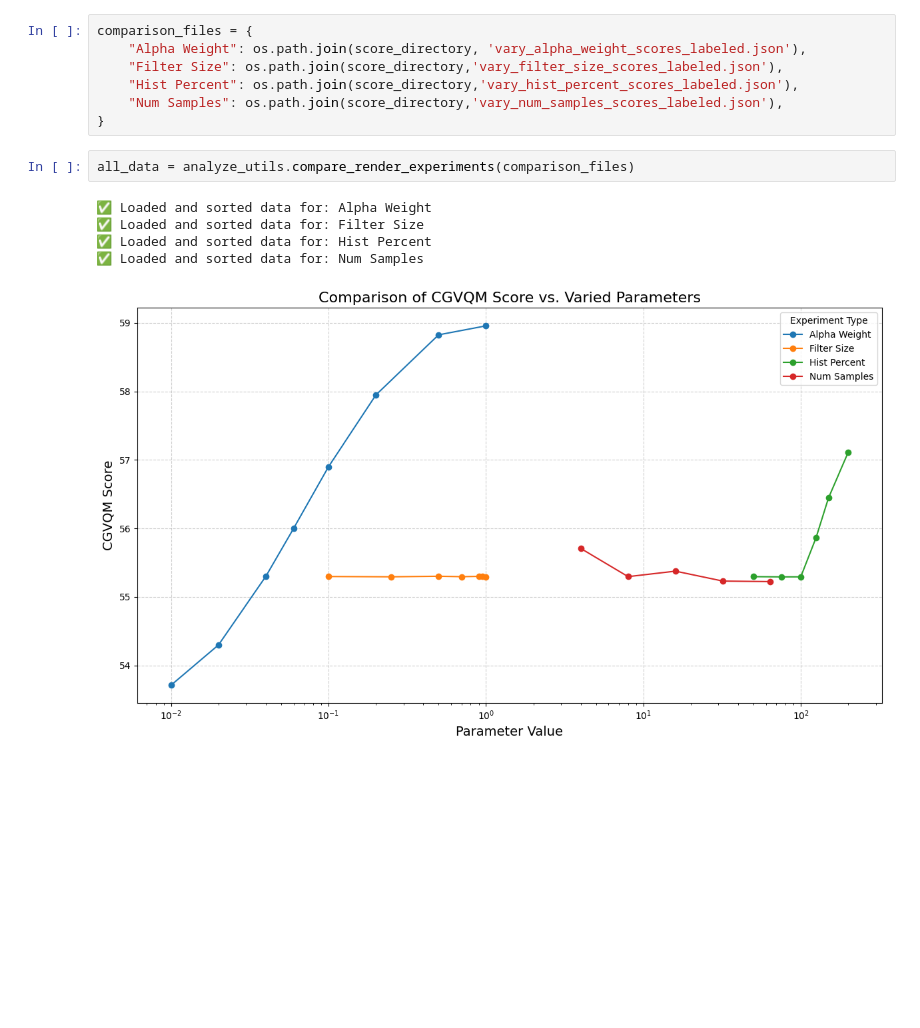
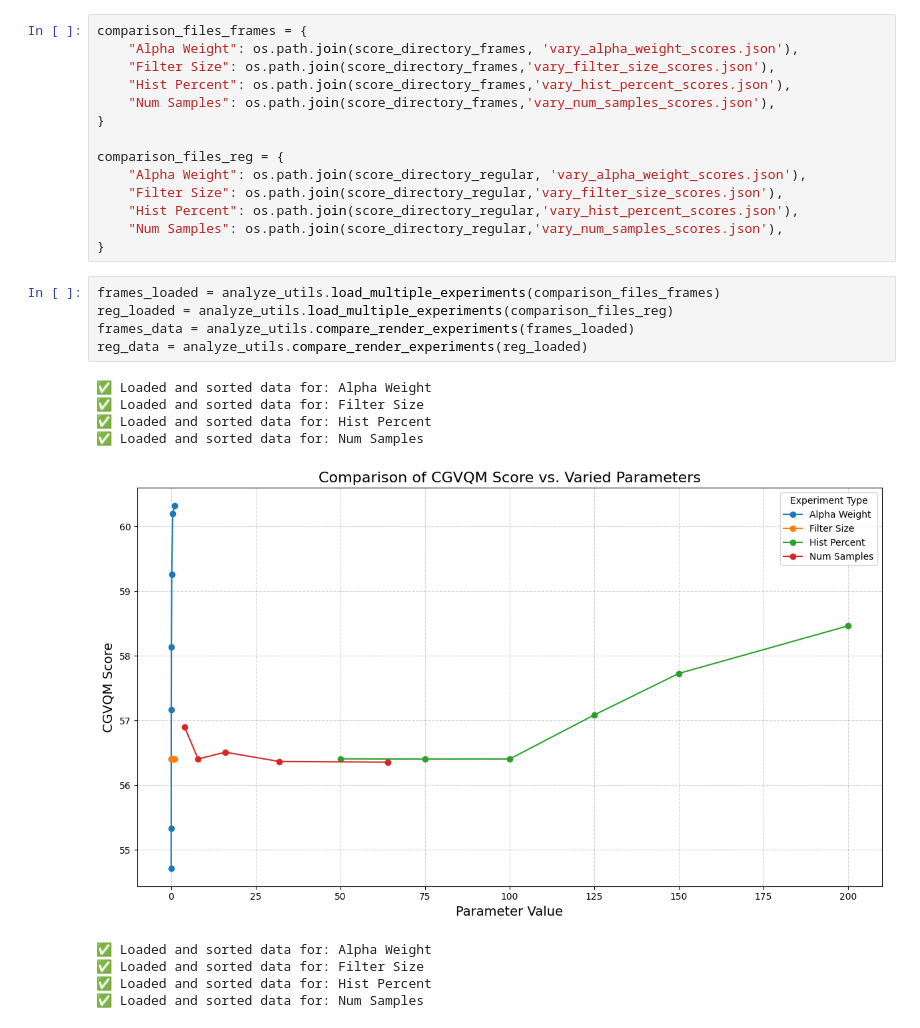
Before and after one commit to mariabeatrizsilva/PerceptualTAA, a Jupyter notebook: analyze_data.ipynb, the cells around one changed output. Drawn from its saved outputs; the diff is of its cells as text; blank space fills up the shorter version.

```diff
--- a/analyze_data.ipynb
+++ b/analyze_data.ipynb
@@ -29,15 +44,29 @@ if df_results is not None:
 # %%
-comparison_files = {
-    "Alpha Weight": os.path.join(score_directory, 'vary_alpha_weight_scores_labeled.json'),
-    "Filter Size": os.path.join(score_directory,'vary_filter_size_scores_labeled.json'),
-    "Hist Percent": os.path.join(score_directory,'vary_hist_percent_scores_labeled.json'),
-    "Num Samples": os.path.join(score_directory,'vary_num_samples_scores_labeled.json'),
+comparison_files_frames = {
+    "Alpha Weight": os.path.join(score_directory_frames, 'vary_alpha_weight_scores.json'),
+    "Filter Size": os.path.join(score_directory_frames,'vary_filter_size_scores.json'),
+    "Hist Percent": os.path.join(score_directory_frames,'vary_hist_percent_scores.json'),
+    "Num Samples": os.path.join(score_directory_frames,'vary_num_samples_scores.json'),
 }
+
+comparison_files_reg = {
+    "Alpha Weight": os.path.join(score_directory_regular, 'vary_alpha_weight_scores.json'),
+    "Filter Size": os.path.join(score_directory_regular,'vary_filter_size_scores.json'),
+    "Hist Percent": os.path.join(score_directory_regular,'vary_hist_percent_scores.json'),
+    "Num Samples": os.path.join(score_directory_regular,'vary_num_samples_scores.json'),
+}
 # %%
-all_data = analyze_utils.compare_render_experiments(comparison_files)
+frames_loaded = analyze_utils.load_multiple_experiments(comparison_files_frames)
+reg_loaded = analyze_utils.load_multiple_experiments(comparison_files_reg)
+frames_data = analyze_utils.compare_render_experiments(frames_loaded)
+reg_data = analyze_utils.compare_render_experiments(reg_loaded)
 # %% [output]
 ✅ Loaded and sorted data for: Alpha Weight
 ✅ Loaded and sorted data for: Filter Size
 ✅ Loaded and sorted data for: Hist Percent
 ✅ Loaded and sorted data for: Num Samples
-[figure, old version]
+[figure, new version]
+✅ Loaded and sorted data for: Alpha Weight
+✅ Loaded and sorted data for: Filter Size
+✅ Loaded and sorted data for: Hist Percent
+✅ Loaded and sorted data for: Num Samples
```
Also changed, not shown: parts of 10 cells of this notebook, 16 other files.
